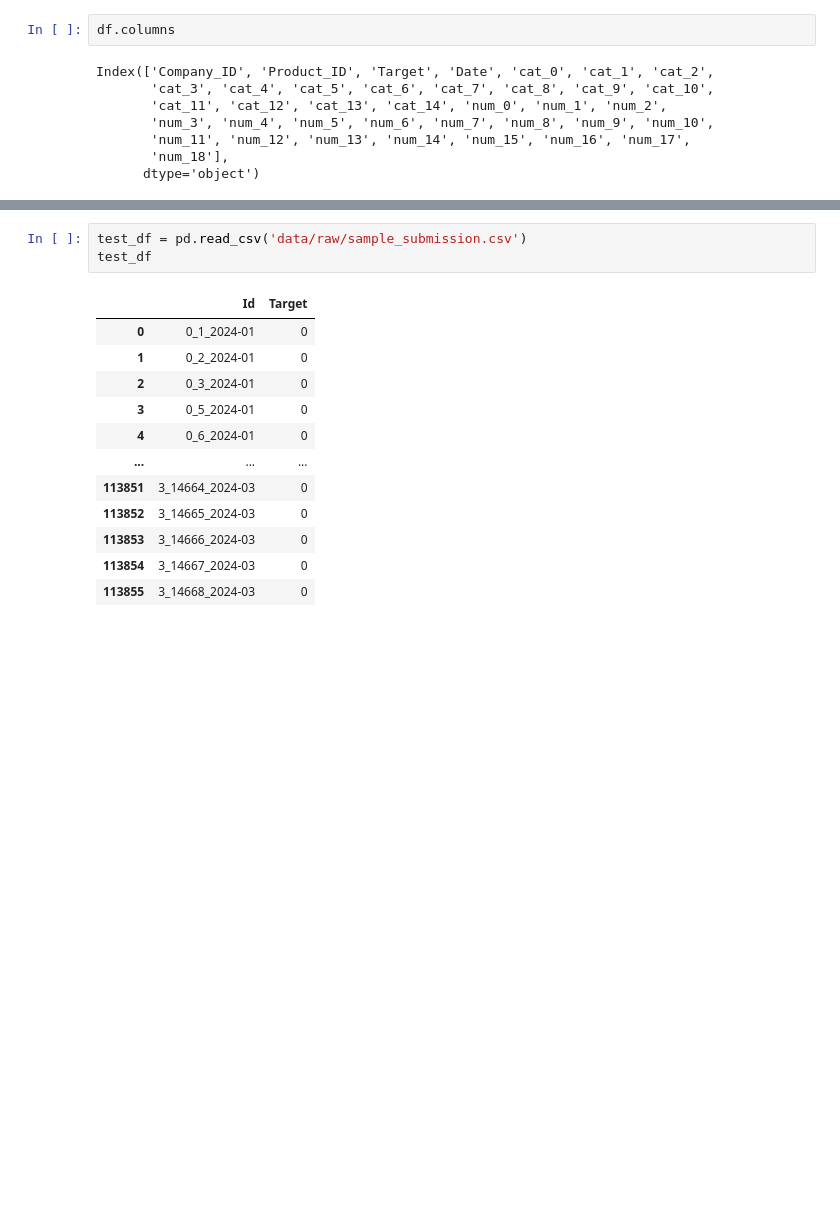
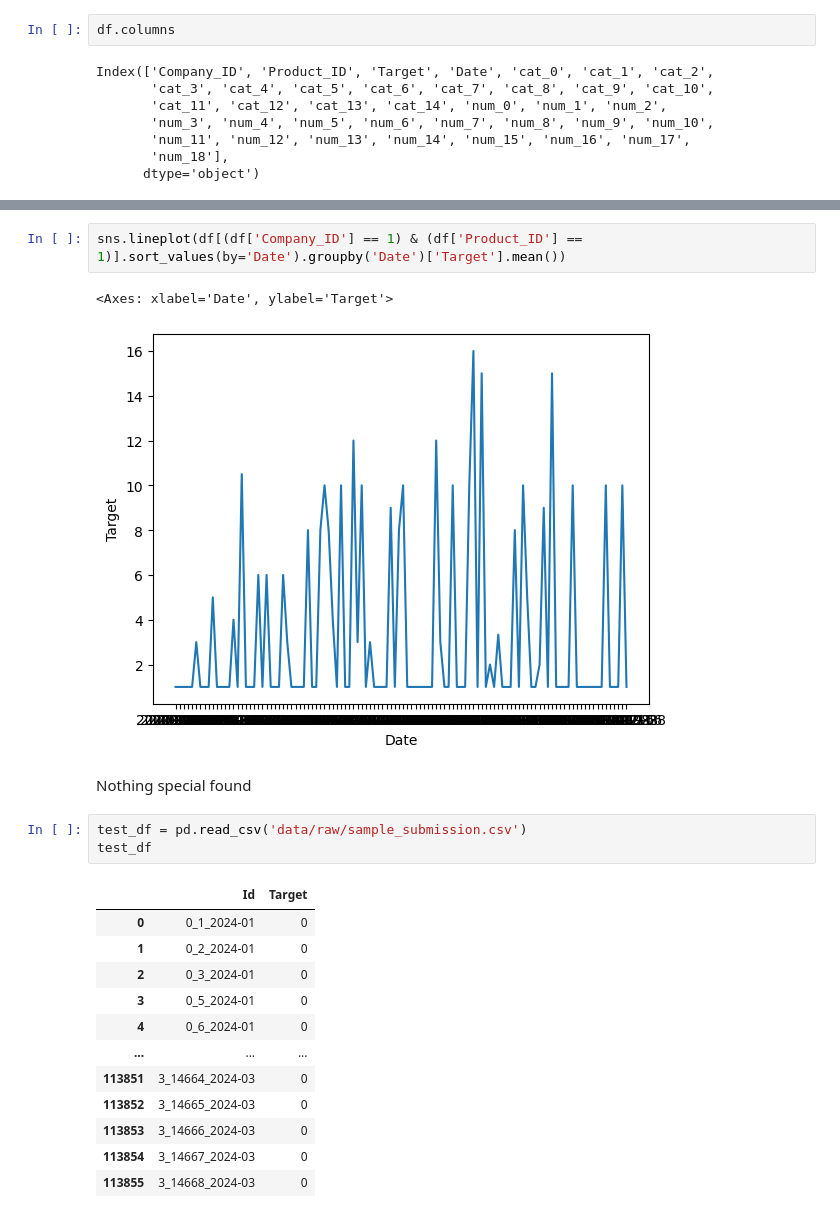
Before and after one commit to gotheartem/ioai-kaggle, a Jupyter notebook: competition-1/eda.ipynb, the cells around one changed output, grey strips where cells are left out. Saved outputs shown, nothing was run; the diff lists cells and outputs as text; blank space fills up the shorter version.

```diff
--- a/competition-1/eda.ipynb
+++ b/competition-1/eda.ipynb
@@ -33,3 +77,10 @@ Index(['Company_ID', 'Product_ID', 'Target', 'Date', 'cat_0', 'cat_1', 'cat_2',
+# %%
+sns.lineplot(df[(df['Company_ID'] == 1) & (df['Product_ID'] == 1)].sort_values(by='Date').groupby('Date')['Target'].mean())
+# %% [output]
+<Axes: xlabel='Date', ylabel='Target'>
+[figure, added]
+# %% [markdown]
+Nothing special found
 # %%
 test_df = pd.read_csv('data/raw/sample_submission.csv')
 test_df
```
Also changed, not shown: parts of 77 cells of this notebook.
